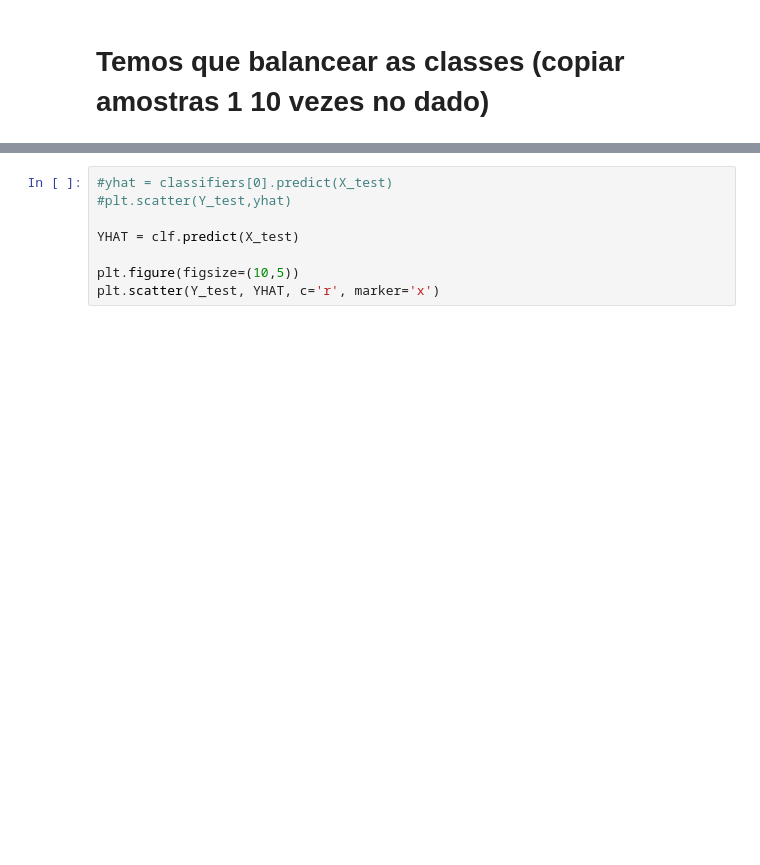
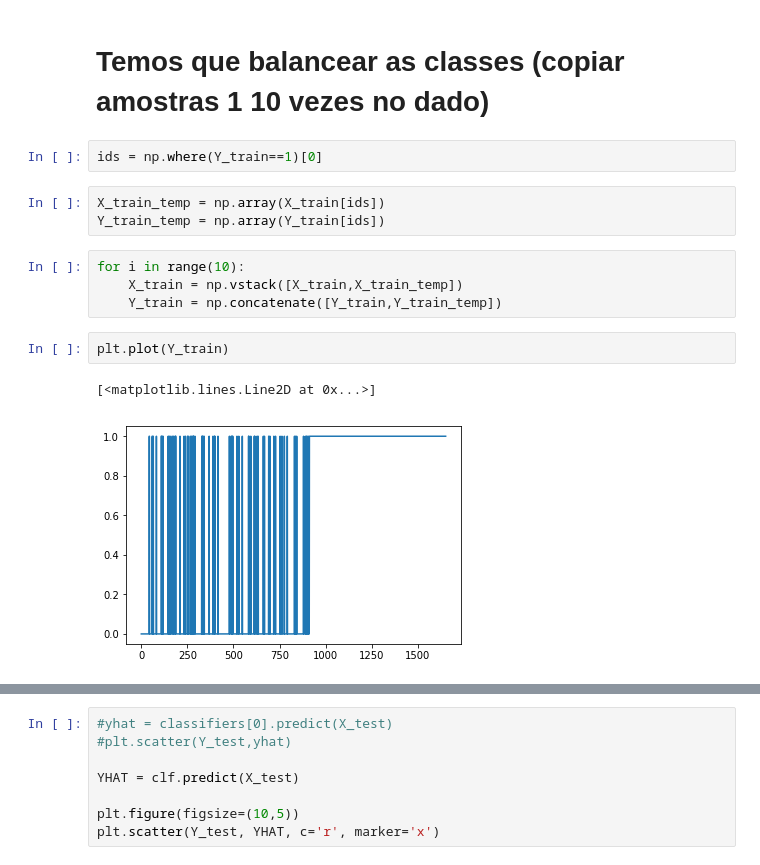
Before and after one commit to gassantos/ML4Edatics, a Jupyter notebook: classificador-aluno-disciplinas/classificador-aluno-disciplinas-aprovacao.ipynb, the cells around one changed output, grey strips where cells are left out. Saved outputs shown, nothing was run; the diff lists cells and outputs as text; blank space fills up the shorter version.

```diff
--- a/classificador-aluno-disciplinas/classificador-aluno-disciplinas-aprovacao.ipynb
+++ b/classificador-aluno-disciplinas/classificador-aluno-disciplinas-aprovacao.ipynb
@@ -278,5 +278,19 @@ print(Y_test.shape)
 (102,)
 # %% [markdown]
 # Temos que balancear as classes (copiar amostras 1 10 vezes no dado)
+# %%
+ids = np.where(Y_train==1)[0]
+# %%
+X_train_temp = np.array(X_train[ids])
+Y_train_temp = np.array(Y_train[ids])
+# %%
+for i in range(10):
+    X_train = np.vstack([X_train,X_train_temp])
+    Y_train = np.concatenate([Y_train,Y_train_temp])
+# %%
+plt.plot(Y_train)
+# %% [output]
+[<matplotlib.lines.Line2D at 0x...>]
+[figure, added]
 # %%
 # iterate over classifiers
```
Also changed, not shown: parts of 5 cells of this notebook, 10 other files.
